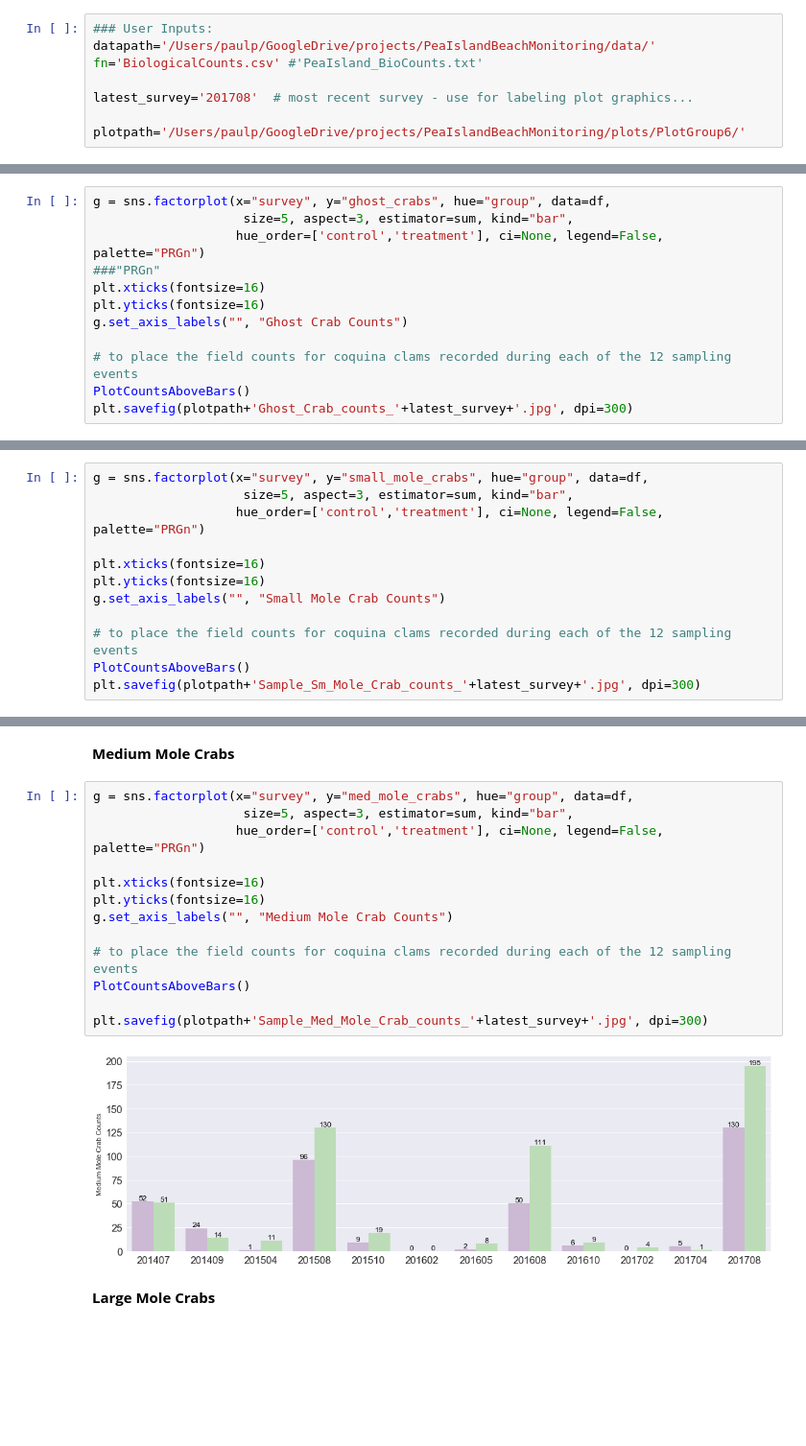
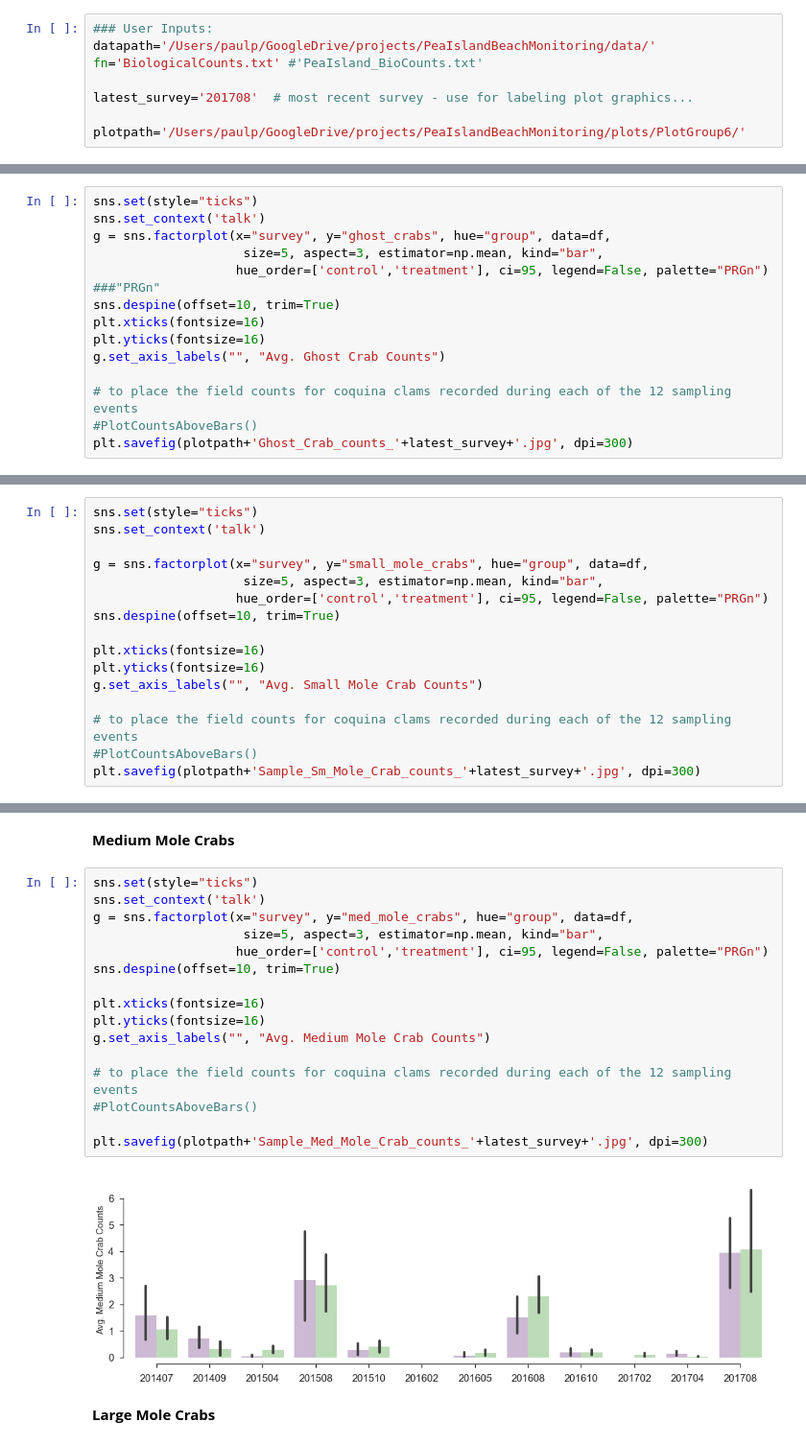
Before and after one commit to pjparis/PeaIslandBeachMonitoring, a Jupyter notebook: notebooks/PlotGroup6_Bio_Counts.ipynb, the cells around one changed output, grey strips where cells are left out. Shown at 96% size. Cells and saved outputs as stored; diff of their text form; blank space fills up the shorter version.

```diff
--- a/notebooks/PlotGroup6_Bio_Counts.ipynb
+++ b/notebooks/PlotGroup6_Bio_Counts.ipynb
@@ -37,7 +37,7 @@ def PlotCountsAboveBars():
 # %%
 ### User Inputs:
 datapath='/Users/paulp/GoogleDrive/projects/PeaIslandBeachMonitoring/data/'
-fn='BiologicalCounts.csv' #'PeaIsland_BioCounts.txt'
+fn='BiologicalCounts.txt' #'PeaIsland_BioCounts.txt'
 
 latest_survey='201708'  # most recent survey - use for labeling plot graphics...
 
@@ -86,15 +105,18 @@ sns.despine(offset=10, trim=True)
 # %% [markdown]
 **Ghost Crabs**
 # %%
+sns.set(style="ticks")
+sns.set_context('talk')
 g = sns.factorplot(x="survey", y="ghost_crabs", hue="group", data=df,
-                    size=5, aspect=3, estimator=sum, kind="bar",
-                   hue_order=['control','treatment'], ci=None, legend=False, palette="PRGn")
+                    size=5, aspect=3, estimator=np.mean, kind="bar",
+                   hue_order=['control','treatment'], ci=95, legend=False, palette="PRGn")
 ###"PRGn"
+sns.despine(offset=10, trim=True)
 plt.xticks(fontsize=16)
 plt.yticks(fontsize=16)
-g.set_axis_labels("", "Ghost Crab Counts")
+g.set_axis_labels("", "Avg. Ghost Crab Counts")
 
 # to place the field counts for coquina clams recorded during each of the 12 sampling events
-PlotCountsAboveBars()
+#PlotCountsAboveBars()
 plt.savefig(plotpath+'Ghost_Crab_counts_'+latest_survey+'.jpg', dpi=300)
 # %% [output]
@@ -102,15 +124,19 @@ plt.savefig(plotpath+'Ghost_Crab_counts_'+latest_survey+'.jpg', dpi=300)
 # %% [markdown]
 **Small Mole Crabs**
 # %%
+sns.set(style="ticks")
+sns.set_context('talk')
+
 g = sns.factorplot(x="survey", y="small_mole_crabs", hue="group", data=df,
-                    size=5, aspect=3, estimator=sum, kind="bar",
-                   hue_order=['control','treatment'], ci=None, legend=False, palette="PRGn")
+                    size=5, aspect=3, estimator=np.mean, kind="bar",
+                   hue_order=['control','treatment'], ci=95, legend=False, palette="PRGn")
+sns.despine(offset=10, trim=True)
 
 plt.xticks(fontsize=16)
 plt.yticks(fontsize=16)
-g.set_axis_labels("", "Small Mole Crab Counts")
+g.set_axis_labels("", "Avg. Small Mole Crab Counts")
 
 # to place the field counts for coquina clams recorded during each of the 12 sampling events
-PlotCountsAboveBars()
+#PlotCountsAboveBars()
 plt.savefig(plotpath+'Sample_Sm_Mole_Crab_counts_'+latest_survey+'.jpg', dpi=300)
 # %% [output]
@@ -118,20 +144,23 @@ plt.savefig(plotpath+'Sample_Sm_Mole_Crab_counts_'+latest_survey+'.jpg', dpi=300
 # %% [markdown]
 **Medium Mole Crabs**
 # %%
+sns.set(style="ticks")
+sns.set_context('talk')
 g = sns.factorplot(x="survey", y="med_mole_crabs", hue="group", data=df,
-                    size=5, aspect=3, estimator=sum, kind="bar",
-                   hue_order=['control','treatment'], ci=None, legend=False, palette="PRGn")
+                    size=5, aspect=3, estimator=np.mean, kind="bar",
+                   hue_order=['control','treatment'], ci=95, legend=False, palette="PRGn")
+sns.despine(offset=10, trim=True)
 
 plt.xticks(fontsize=16)
 plt.yticks(fontsize=16)
-g.set_axis_labels("", "Medium Mole Crab Counts")
+g.set_axis_labels("", "Avg. Medium Mole Crab Counts")
 
 # to place the field counts for coquina clams recorded during each of the 12 sampling events
-PlotCountsAboveBars()
+#PlotCountsAboveBars()
 
 plt.savefig(plotpath+'Sample_Med_Mole_Crab_counts_'+latest_survey+'.jpg', dpi=300)
 # %% [output]
-[figure, old version]
+[figure, new version]
 # %% [markdown]
 **Large Mole Crabs**
 # %%
```
Also changed, not shown: parts of 8 cells of this notebook, 11 other files.
